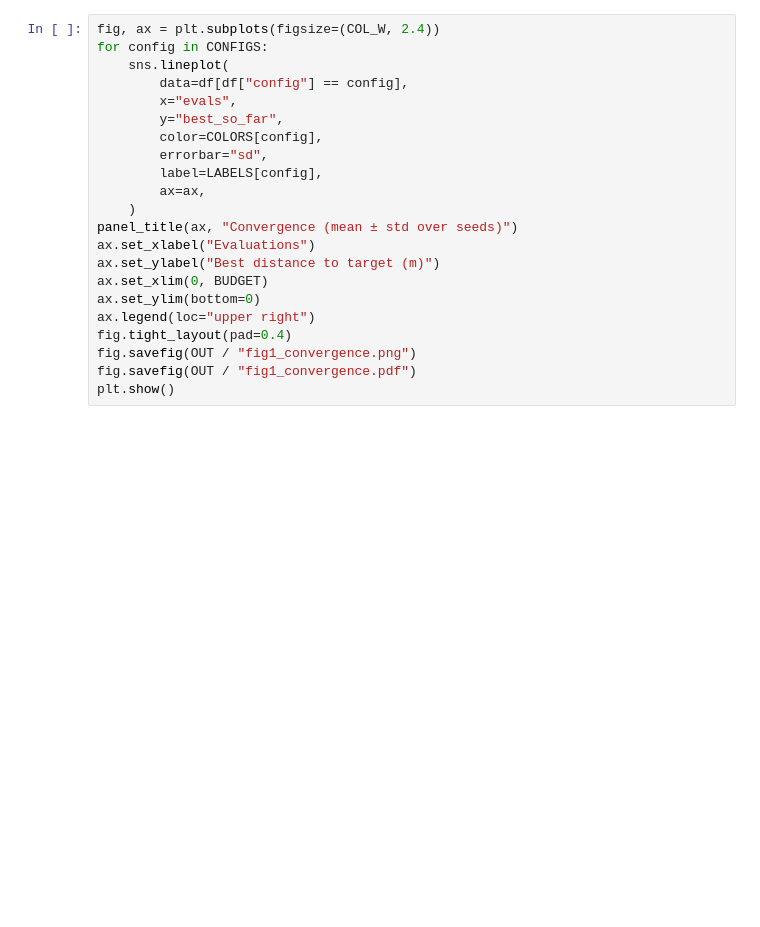
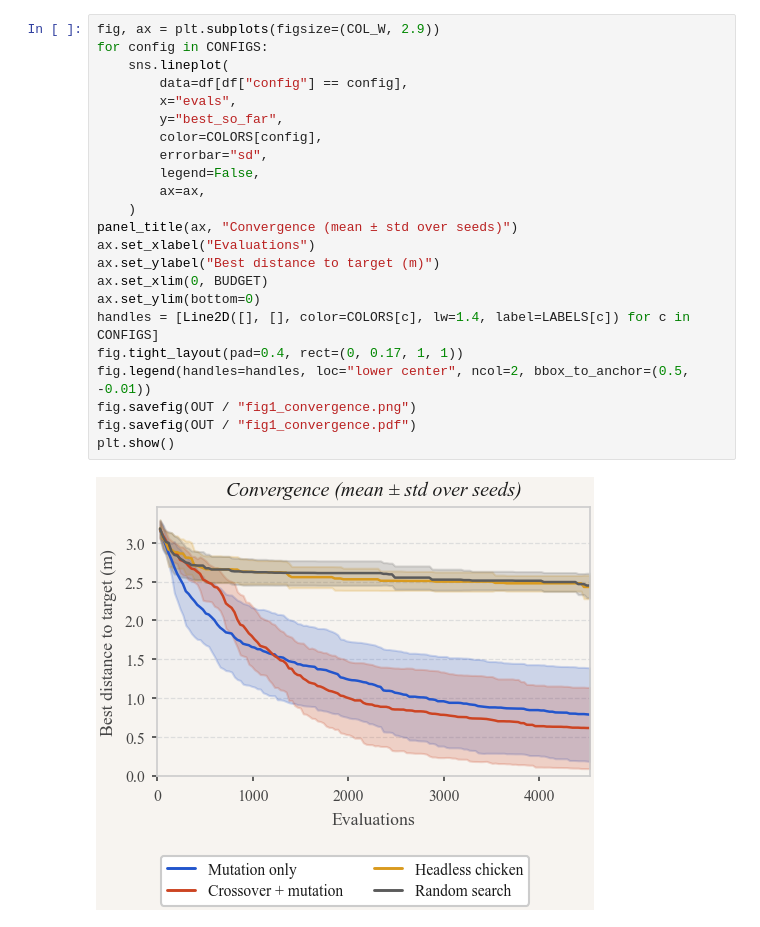
Before and after one commit to codegithubka/EvolutionaryComputing2026, a Jupyter notebook: assignments/assignment_2/analysis.ipynb, the cells around one changed output. Saved outputs shown, nothing was run; the diff lists cells and outputs as text; blank space fills up the shorter version.

Commit message:
Extend Assignment 2 budget to 300 generations
At 150 generations no configuration met the plateau stopping criterion.
Also move the convergence plot legend below the axes.

```diff
--- a/assignments/assignment_2/analysis.ipynb
+++ b/assignments/assignment_2/analysis.ipynb
@@ -242,25 +275,28 @@ plateau.round(4)
 # %%
-fig, ax = plt.subplots(figsize=(COL_W, 2.4))
+fig, ax = plt.subplots(figsize=(COL_W, 2.9))
 for config in CONFIGS:
     sns.lineplot(
         data=df[df["config"] == config],
         x="evals",
         y="best_so_far",
         color=COLORS[config],
         errorbar="sd",
-        label=LABELS[config],
+        legend=False,
         ax=ax,
     )
 panel_title(ax, "Convergence (mean ± std over seeds)")
 ax.set_xlabel("Evaluations")
 ax.set_ylabel("Best distance to target (m)")
 ax.set_xlim(0, BUDGET)
 ax.set_ylim(bottom=0)
-ax.legend(loc="upper right")
-fig.tight_layout(pad=0.4)
+handles = [Line2D([], [], color=COLORS[c], lw=1.4, label=LABELS[c]) for c in CONFIGS]
+fig.tight_layout(pad=0.4, rect=(0, 0.17, 1, 1))
+fig.legend(handles=handles, loc="lower center", ncol=2, bbox_to_anchor=(0.5, -0.01))
 fig.savefig(OUT / "fig1_convergence.png")
 fig.savefig(OUT / "fig1_convergence.pdf")
 plt.show()
+# %% [output]
+[figure, added]
 # %%
 fig, ax = plt.subplots(figsize=(COL_W, 2.4))
 data = last.assign(label=last["config"].map(LABELS))
```
Also changed, not shown: parts of 9 cells of this notebook, 2 other files.
